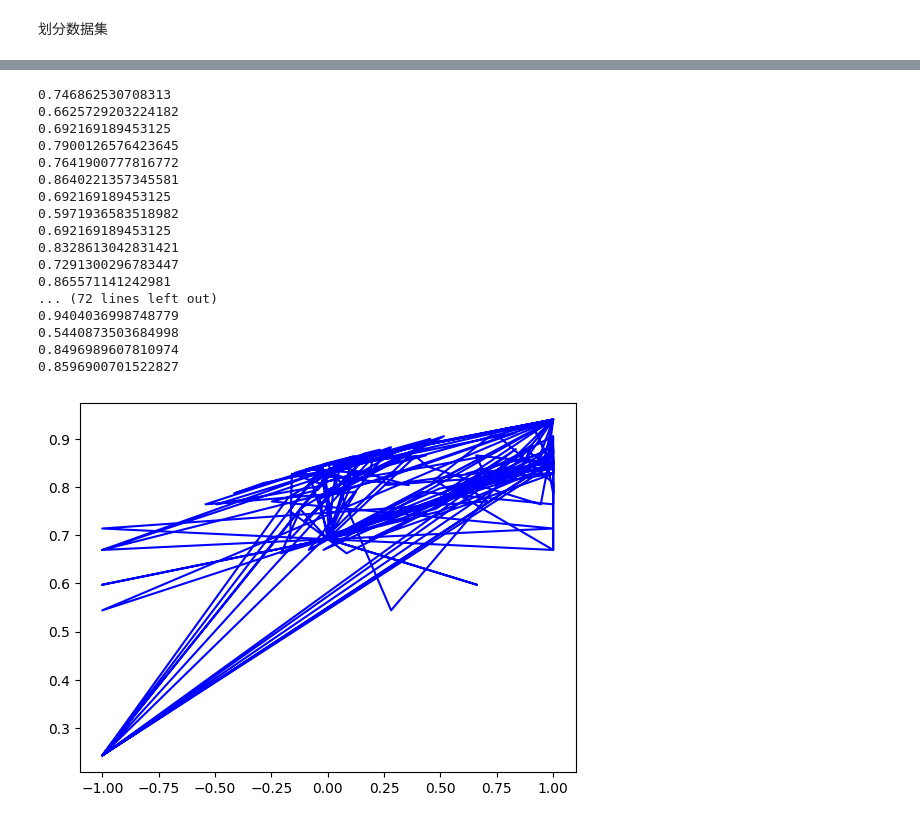
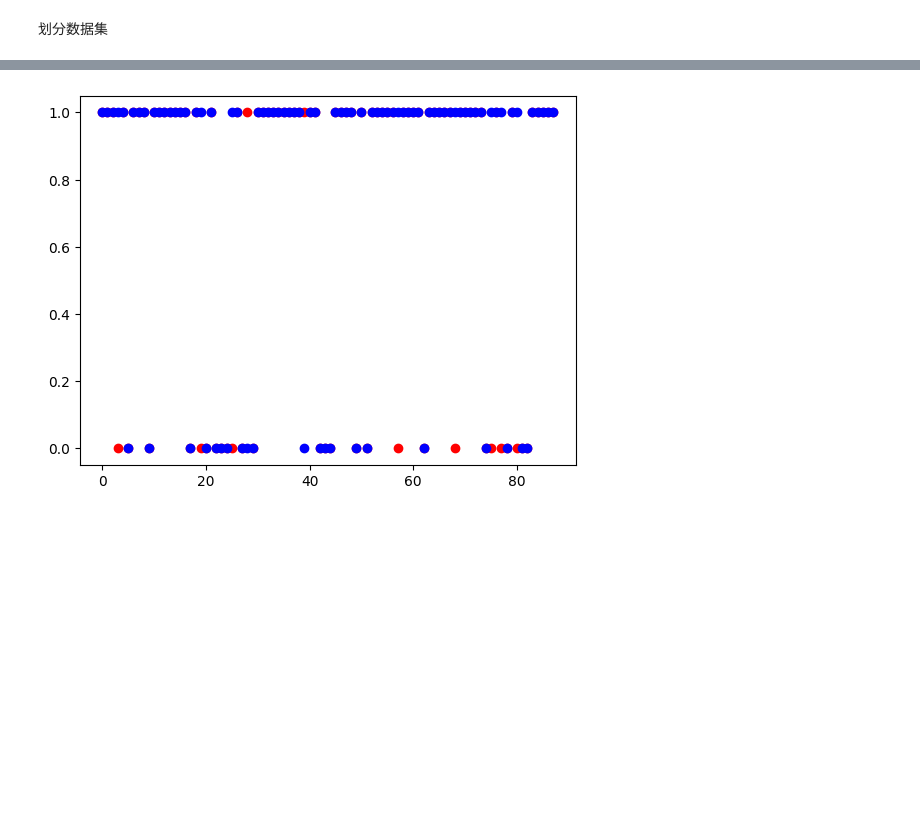
Before and after one commit to SongZihui-sudo/deeplearning, a Jupyter notebook: 逻辑回归.ipynb, the cells around one changed output, grey strips where cells are left out. Saved outputs shown, nothing was run; the diff lists cells and outputs as text; code cells hidden in the pictures; blank space fills up the shorter version.

```diff
--- a/逻辑回归.ipynb
+++ b/逻辑回归.ipynb
@@ -88,3 +83,0 @@ x2_test = torch.tensor(x_test["feature4"].values, requires_grad=True)
-# %%
-def sigmoid(w1, w2, b, x1, x2):
-    return 1 / (1 + torch.exp(-(w2 * x2 + b + w1 * x1 )))
@@ -91,20 +91,20 @@ def sigmoid(w1, w2, b, x1, x2):
 # %%
 l_rate = 0.01
-n = torch.tensor([x_train.size / 2], requires_grad=True)
-w1 = torch.tensor([1.0], requires_grad=True)
-w2 = torch.tensor([1.0], requires_grad=True)
+n = torch.tensor([float(x_train.size()[0])], requires_grad=True)
+w = torch.tensor(np.ones(x_train.size()[1]), requires_grad=True)
 b = torch.tensor([1.0], requires_grad=True)
 
-for i in range(0, 100):
-    J = torch.log(sigmoid(w1, w2, b, x1_train, x2_train))
-    J = J.sum() / n
+for i in range(0, 5000):
+    J = J_func(y_train, sigmoid(w, b, x_train))
+    J = - J.sum() / n
     J.backward()
     with torch.no_grad():
-        w1.data = w1.data - l_rate * (w1.grad.data )
-        w2.data = w2.data - l_rate * (w2.grad.data  )
+        w.data = w.data - l_rate * (w.grad.data )
         b.data = b.data - l_rate * (b.grad.data )
-        print("第 %d 次 w1 = %f, w2 = %f, b = %f" % (i, w1.data, w2.data, b.data))
-        w1.grad.zero_()
-        w2.grad.zero_()
+        print("第 %d 次 w = " % (i))
+        print(w.data)
+        print("b = ")
+        print(b.data)
+        w.grad.zero_()
         b.grad.zero_()
 # %% [output]
@@ -128,27 +128,17 @@ for i in range(0, 100):
 # %%
-y_hat = np.zeros(int(x_test.size / 2))
-for i in range(int(x_test.size / 2)):
-    y_hat[i] = sigmoid(w1, w2, b, x1_test[i], x2_test[i])
-    print(y_hat[i])
+y_hat = np.zeros(int(x_test.size()[0]))
 
-plt.plot(x_test, y_hat, c = "b")
+for i in range(int(x_test.size()[0])):
+    y_hat[i] = sigmoid(w, b, x_test[i])
+    if(y_hat[i] > 0.5):
+        y_hat[i] = 1
+    else:
+        y_hat[i] = 0
+
+x_cur = np.array(range(0, x_test.size()[0]))
+y_test = y_test.detach().numpy()
+plt.scatter(x_cur, y_test, c='r')
+plt.scatter(x_cur, y_hat, c = "b")
 plt.show()
 # %% [output]
-0.746862530708313
-0.6625729203224182
-0.692169189453125
-0.7900126576423645
-0.7641900777816772
-0.8640221357345581
-0.692169189453125
-0.5971936583518982
-0.692169189453125
-0.8328613042831421
-0.7291300296783447
-0.865571141242981
-... (72 lines left out)
-0.9404036998748779
-0.5440873503684998
-0.8496989607810974
-0.8596900701522827
-[figure, old version]
+[figure, new version]
```
Also changed, not shown: parts of 3 cells of this notebook.
